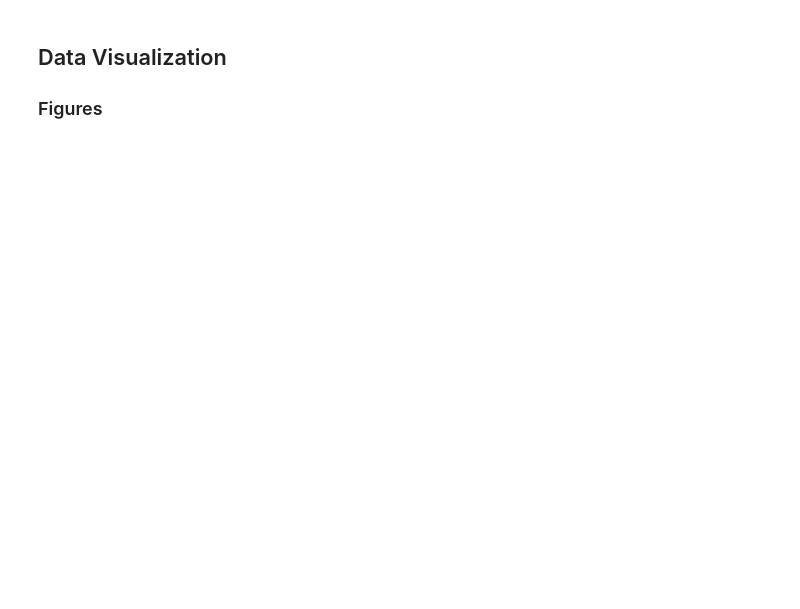
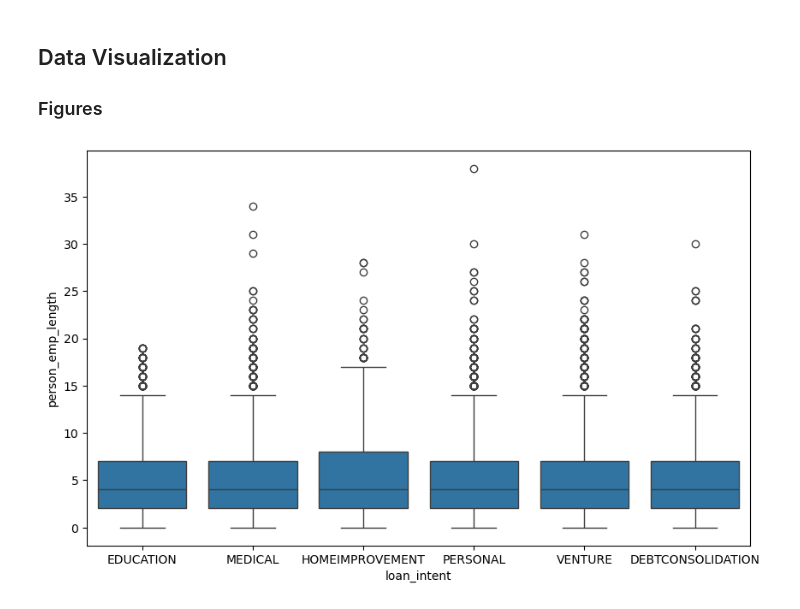
Before and after one commit to EpicET/EpicET.github.io, a Jupyter notebook: posts/Automated Decision Systems/index.ipynb, the cells around one changed output. Saved outputs shown, nothing was run; the diff lists cells and outputs as text; code cells hidden in the pictures; blank space fills up the shorter version.

```diff
--- a/posts/Automated Decision Systems/index.ipynb
+++ b/posts/Automated Decision Systems/index.ipynb
@@ -17,3 +26,5 @@ df_train = df_train[df_train["person_age"] <= 100] # Remove the really high outl
+# %%
+df_train = df_train[df_train['person_emp_length'] <= 40]
 # %% [markdown]
 ## Data Visualization
 
@@ -21,7 +32,13 @@ df_train = df_train[df_train["person_age"] <= 100] # Remove the really high outl
 # %%
 import matplotlib.pyplot as plt
 import seaborn as sns
 
-p1 = sns.scatterplot(df_train, x="person_age", y="person_emp_length", hue= "loan_intent")
+plt.figure(figsize=(10, 6))
+sns.boxplot(data=df_train, x='loan_intent', y='person_emp_length')
+# plt.xticks(rotation=30, ha='right')  # Rotate x-axis labels
+# plt.tight_layout()  # Automatically adjust padding to fit elements
+plt.show()
+# %% [output]
+[figure, added]
 # %%
 
```
Also changed, not shown: parts of 7 cells of this notebook, 6 other files.
